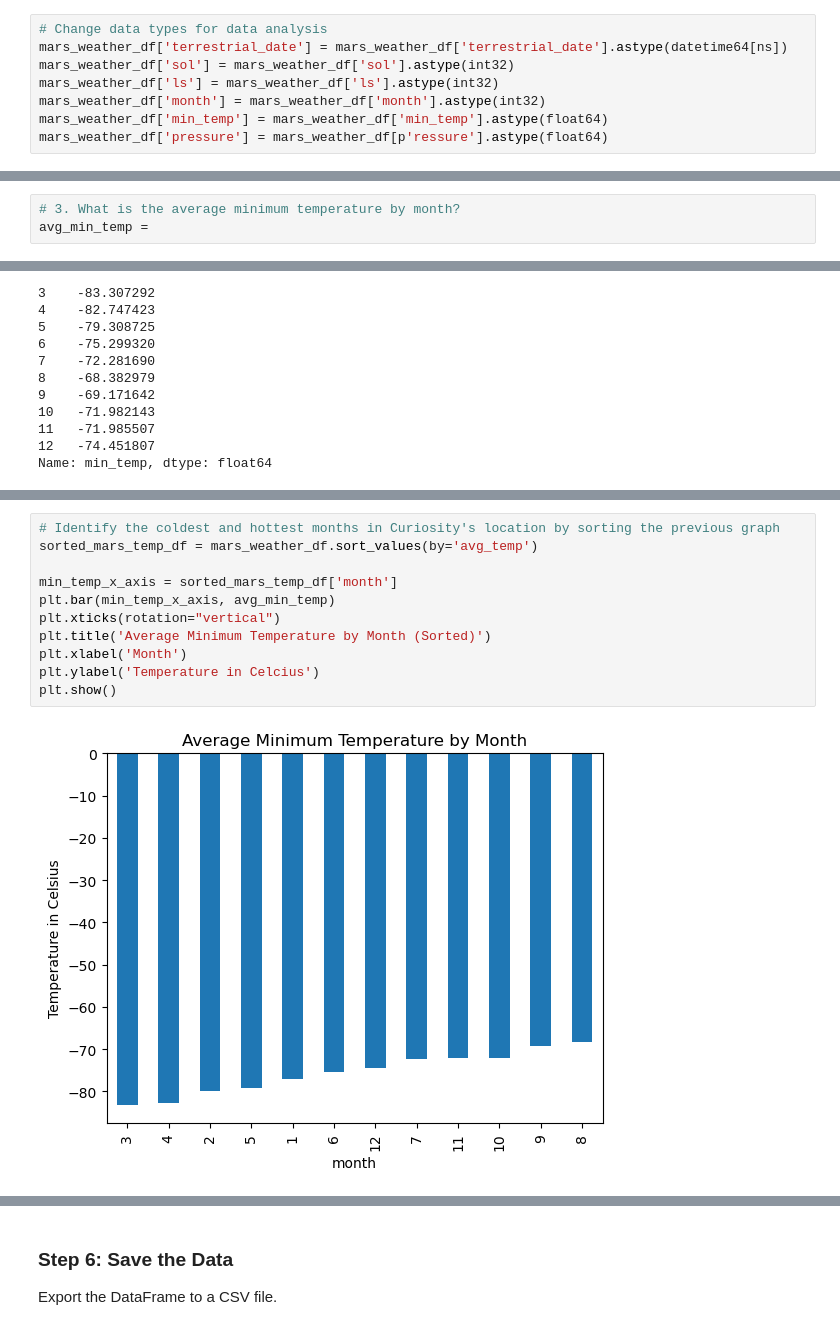
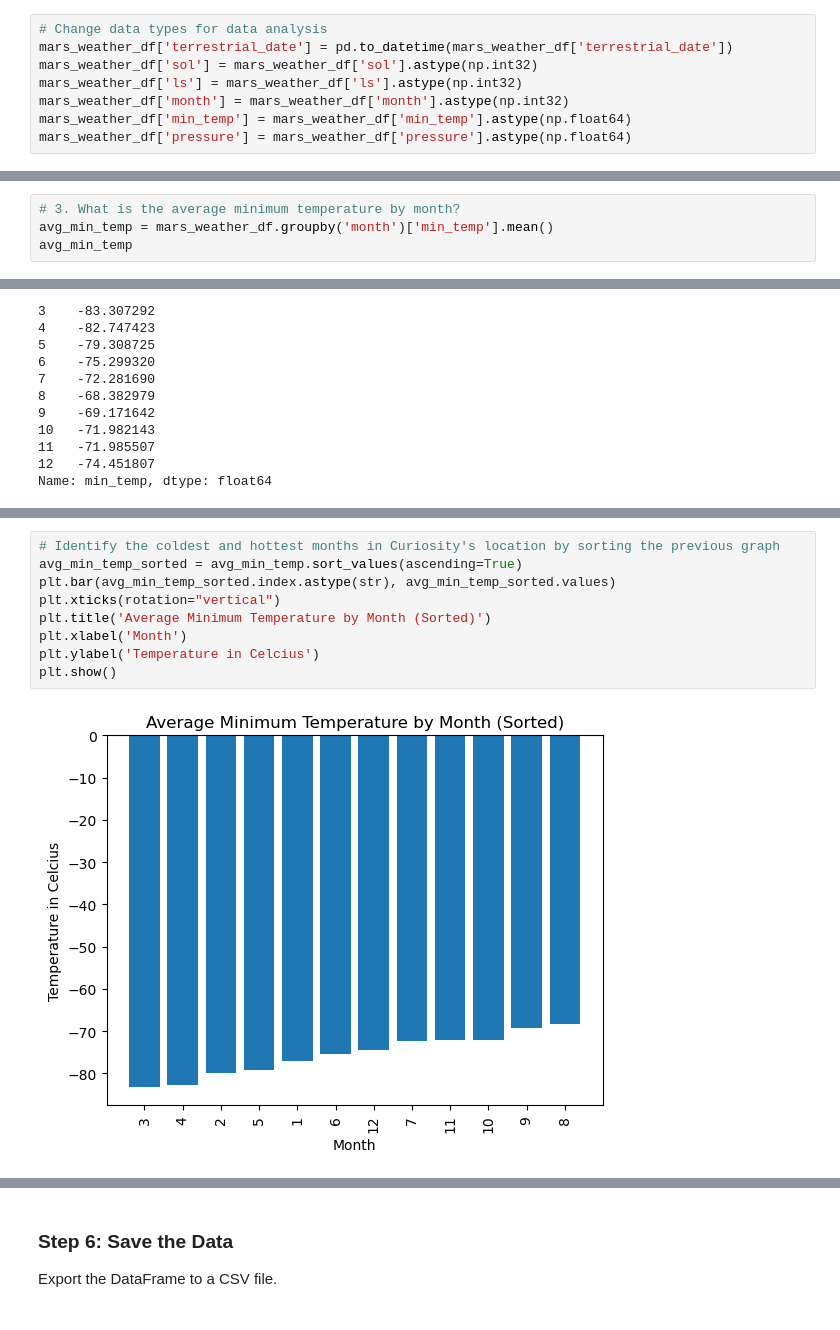
Before and after one commit to henry-lemen/data-collection-challenge, a Jupyter notebook: part_2_mars_weather.ipynb, the cells around one changed output, grey strips where cells are left out. Cells and saved outputs as stored; diff of their text form.

```diff
--- a/part_2_mars_weather.ipynb
+++ b/part_2_mars_weather.ipynb
@@ -92,11 +94,11 @@ pressure            object
 dtype: object
 # %%
 # Change data types for data analysis
-mars_weather_df['terrestrial_date'] = mars_weather_df['terrestrial_date'].astype(datetime64[ns])
-mars_weather_df['sol'] = mars_weather_df['sol'].astype(int32)
-mars_weather_df['ls'] = mars_weather_df['ls'].astype(int32)
-mars_weather_df['month'] = mars_weather_df['month'].astype(int32)
-mars_weather_df['min_temp'] = mars_weather_df['min_temp'].astype(float64)
-mars_weather_df['pressure'] = mars_weather_df[p'ressure'].astype(float64)
+mars_weather_df['terrestrial_date'] = pd.to_datetime(mars_weather_df['terrestrial_date'])
+mars_weather_df['sol'] = mars_weather_df['sol'].astype(np.int32)
+mars_weather_df['ls'] = mars_weather_df['ls'].astype(np.int32)
+mars_weather_df['month'] = mars_weather_df['month'].astype(np.int32)
+mars_weather_df['min_temp'] = mars_weather_df['min_temp'].astype(np.float64)
+mars_weather_df['pressure'] = mars_weather_df['pressure'].astype(np.float64)
 # %%
 # Confirm type changes were successful by examining data types again
@@ -143,6 +141,7 @@ mars_weather_df[sol].count()
 # %%
 # 3. What is the average minimum temperature by month?
-avg_min_temp =
+avg_min_temp = mars_weather_df.groupby('month')['min_temp'].mean()
+avg_min_temp
 # %% [output]
 month
 1    -77.160920
@@ -172,15 +170,13 @@ plt.show()
 # %%
 # Identify the coldest and hottest months in Curiosity's location by sorting the previous graph
-sorted_mars_temp_df = mars_weather_df.sort_values(by='avg_temp')
-
-min_temp_x_axis = sorted_mars_temp_df['month']
-plt.bar(min_temp_x_axis, avg_min_temp)
+avg_min_temp_sorted = avg_min_temp.sort_values(ascending=True)
+plt.bar(avg_min_temp_sorted.index.astype(str), avg_min_temp_sorted.values)
 plt.xticks(rotation="vertical")
 plt.title('Average Minimum Temperature by Month (Sorted)')
 plt.xlabel('Month')
 plt.ylabel('Temperature in Celcius')
 plt.show()
 # %% [output]
-[figure, old version]
+[figure, new version]
 # %%
 # 4. What is the average pressure by month?
```
Also changed, not shown: parts of 18 cells of this notebook, 2 other files.
